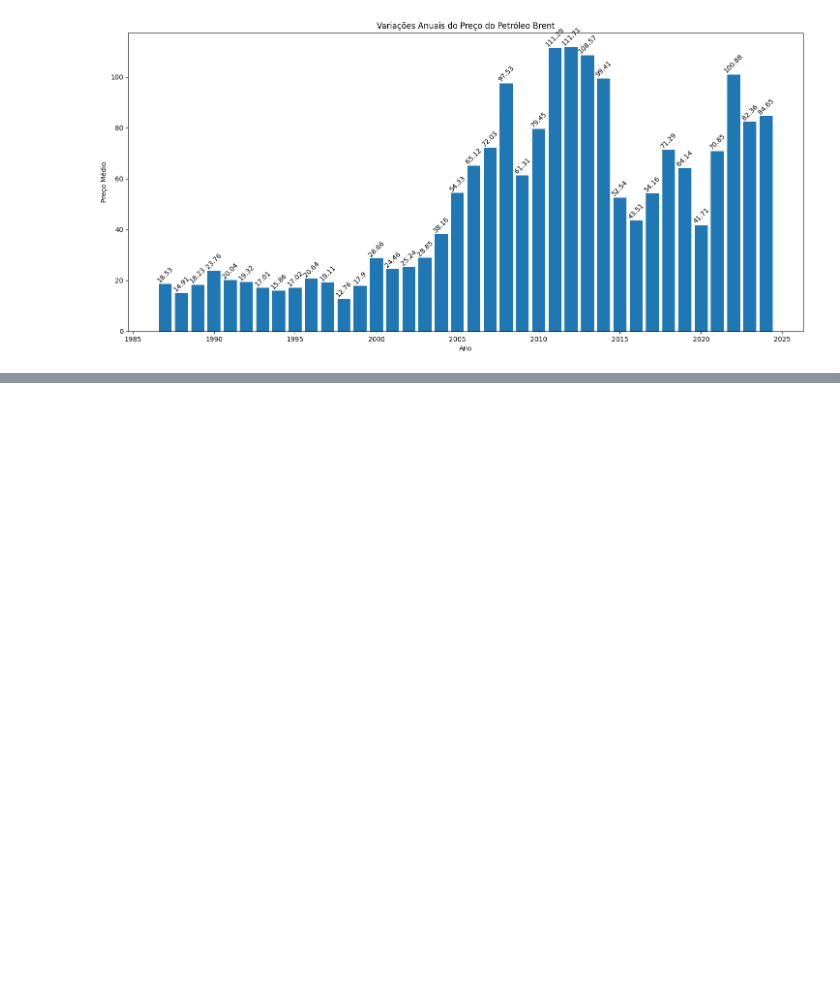
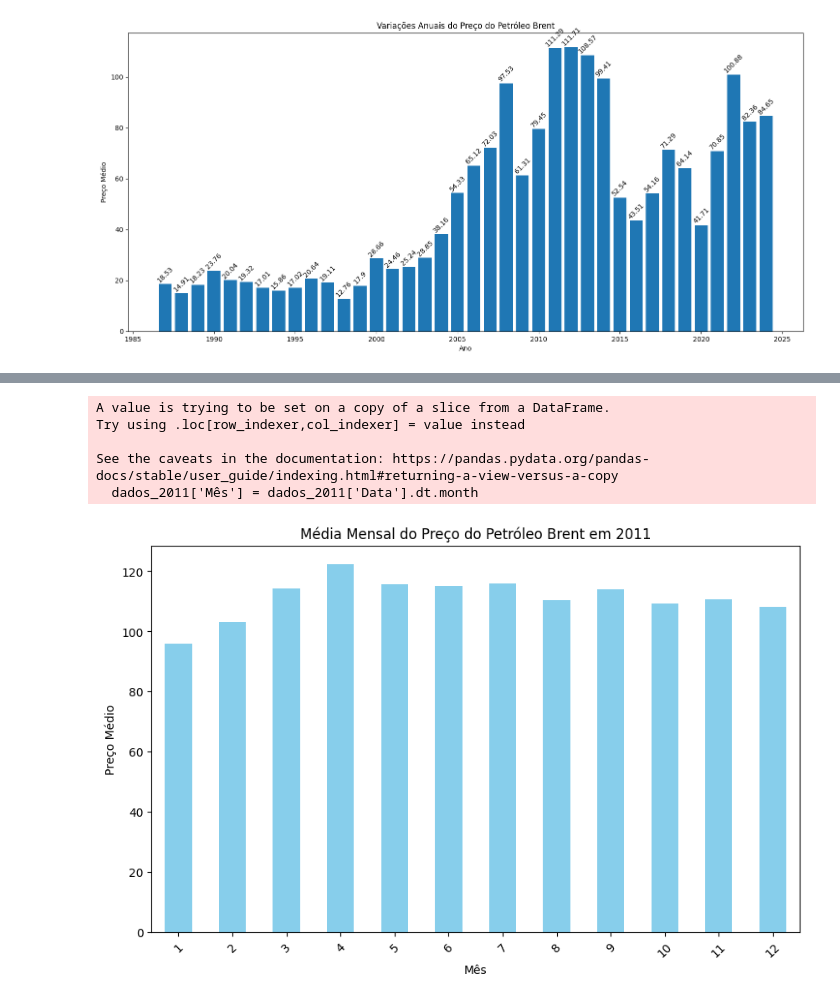
Before and after one commit to icarocarmona/Tech-Challenges-DTAT-Grupo-26, a Jupyter notebook: F4-DATA-VIZ-PRODUCTION-MODELS/AnalisePri.ipynb, the cells around one changed output, grey strips where cells are left out. Saved outputs shown, nothing was run; the diff lists cells and outputs as text; code cells hidden in the pictures; blank space fills up the shorter version.

```diff
--- a/F4-DATA-VIZ-PRODUCTION-MODELS/AnalisePri.ipynb
+++ b/F4-DATA-VIZ-PRODUCTION-MODELS/AnalisePri.ipynb
@@ -120,0 +150,25 @@ plt.show()
+# %%
+# Filtrando os dados para incluir apenas o ano de 2011
+dados_2011 = df[df['Ano'] == 2011]
+
+# Extraindo o mês da coluna 'Data'
+dados_2011['Mês'] = dados_2011['Data'].dt.month
+
+# Calculando a média mensal dos preços
+media_mensal_2011 = dados_2011.groupby('Mês')['Preco'].mean()
+
+# Criando o gráfico de barras com as médias mensais
+plt.figure(figsize=(10, 6))
+media_mensal_2011.plot(kind='bar', color='skyblue')
+plt.title('Média Mensal do Preço do Petróleo Brent em 2011')
+plt.xlabel('Mês')
+plt.ylabel('Preço Médio')
+plt.xticks(rotation=45)  # Rotacionando os rótulos do eixo x para melhor legibilidade
+plt.show()
+# %% [output]
+A value is trying to be set on a copy of a slice from a DataFrame.
+Try using .loc[row_indexer,col_indexer] = value instead
+
+See the caveats in the documentation: https://pandas.pydata.org/pandas-docs/stable/user_guide/indexing.html#returning-a-view-versus-a-copy
+  dados_2011['Mês'] = dados_2011['Data'].dt.month
+[figure, added]
```
Also changed, not shown: parts of 9 cells of this notebook.
